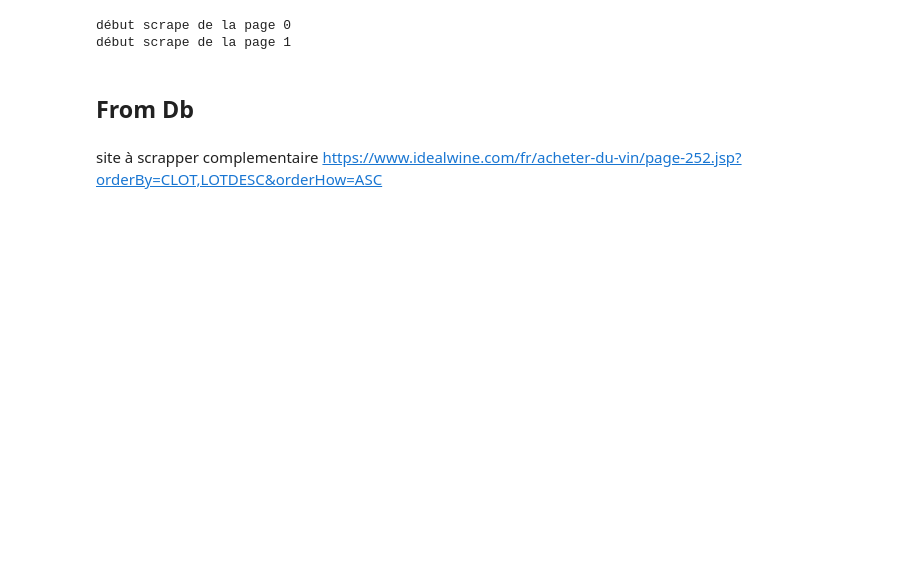
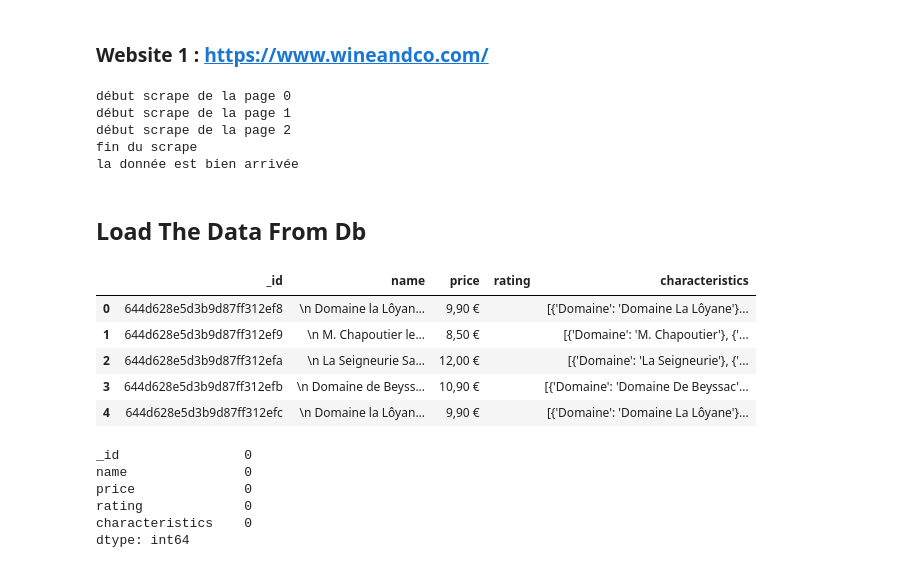
Before and after one commit to YannSko/YDays_Data_2022-2023, a Jupyter notebook: Wine.ipynb, the cells around one changed output. Cells and saved outputs as stored; diff of their text form; code cells hidden in the pictures; blank space fills up the shorter version.

Commit message:
Middle EDA
cleaning data in the extraction : need some details , and can go to the plot

```diff
--- a/Wine.ipynb
+++ b/Wine.ipynb
@@ -17,8 +34,7 @@ from pymongo import MongoClient
+# %% [markdown]
+### Website 1   : https://www.wineandco.com/
 # %%
-from selenium.webdriver.common.by import By
-from selenium.webdriver.support.ui import WebDriverWait
-from selenium.webdriver.support import expected_conditions as EC
-import time
+
 
 
 all_data = []
@@ -27,7 +43,7 @@ all_data = []
 driver = webdriver.Firefox()
 
 
-for page in range(0, 150):
+for page in range(0, 3):
     # Navigate to page
     print(f'début scrape de la page {page}')
     driver.get(f'https://www.wineandco.com/vins#page_type=taxon&category_id=2&pageNumber={page}')
@@ -114,6 +130,9 @@ client.close()
 # %% [output]
 début scrape de la page 0
 début scrape de la page 1
+début scrape de la page 2
+fin du scrape
+la donnée est bien arrivée
 # %% [markdown]
-## From Db
+## Load The Data From Db
 # %%
@@ -135,5 +153,21 @@ df = pd.DataFrame(data)
 
 
 client.close()
-# %% [markdown]
-site à scrapper complementaire https://www.idealwine.com/fr/acheter-du-vin/page-252.jsp?orderBy=CLOT,LOTDESC&orderHow=ASC
+# %%
+df.head()
+# %% [output]
+|  | _id | name | price | rating | characteristics |
+| 0 | 644d628e5d3b9d87ff312ef8 | \n Domaine la Lôyan... | 9,90 € |  | [{'Domaine': 'Domaine La Lôyane'}... |
+| 1 | 644d628e5d3b9d87ff312ef9 | \n M. Chapoutier le... | 8,50 € |  | [{'Domaine': 'M. Chapoutier'}, {'... |
+| 2 | 644d628e5d3b9d87ff312efa | \n La Seigneurie Sa... | 12,00 € |  | [{'Domaine': 'La Seigneurie'}, {'... |
+| 3 | 644d628e5d3b9d87ff312efb | \n Domaine de Beyss... | 10,90 € |  | [{'Domaine': 'Domaine De Beyssac'... |
+| 4 | 644d628e5d3b9d87ff312efc | \n Domaine la Lôyan... | 9,90 € |  | [{'Domaine': 'Domaine La Lôyane'}... |
+# %%
+df.isnull().sum()
+# %% [output]
+_id                0
+name               0
+price              0
+rating             0
+characteristics    0
+dtype: int64
```
Also changed, not shown: parts of 18 cells of this notebook.
